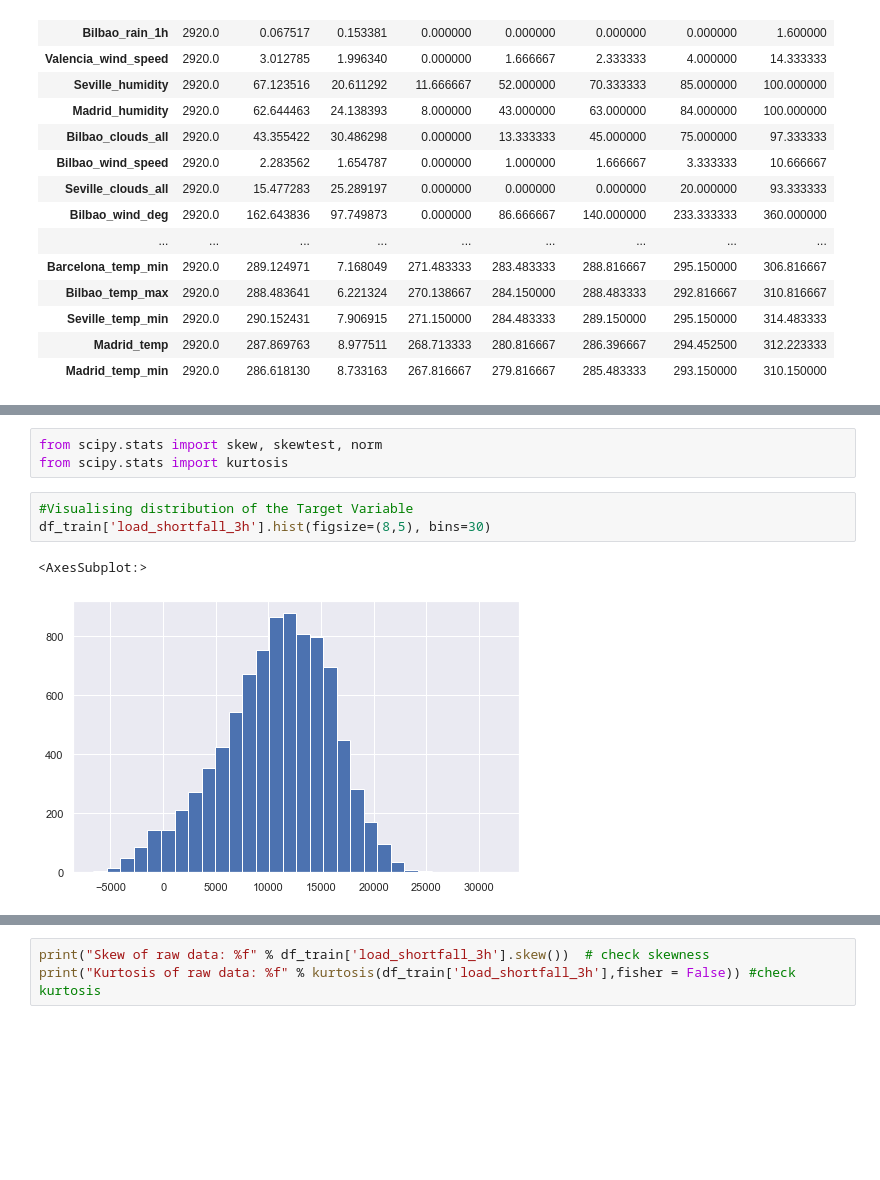
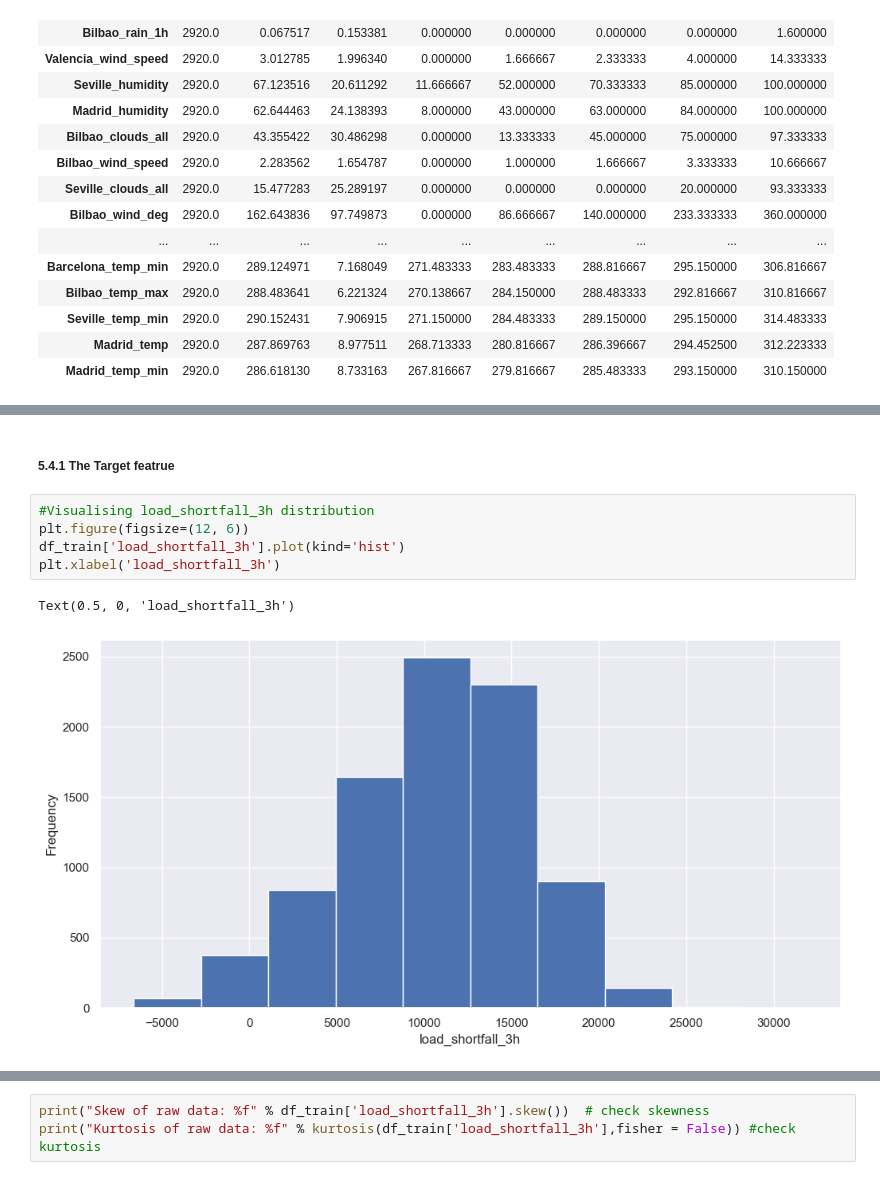
Before and after one commit to ObengKojo23/Team_NM4, a Jupyter notebook: notebooks/Team NM4 Regression Predict.ipynb, the cells around one changed output, grey strips where cells are left out. Drawn from its saved outputs; the diff is of its cells as text; blank space fills up the shorter version.

```diff
--- a/notebooks/Team NM4 Regression Predict.ipynb
+++ b/notebooks/Team NM4 Regression Predict.ipynb
@@ -408,9 +414,10 @@ According to [5], Skewness is a measure of symmetry, or more precisely, the lack
-# %%
-from scipy.stats import skew, skewtest, norm
-from scipy.stats import kurtosis
-# %%
-#Visualising distribution of the Target Variable
-df_train['load_shortfall_3h'].hist(figsize=(8,5), bins=30)
-# %% [output]
-<AxesSubplot:>
-[figure, removed]
+# %% [markdown]
+#####               5.4.1 The Target featrue
+# %%
+#Visualising load_shortfall_3h distribution
+plt.figure(figsize=(12, 6))
+df_train['load_shortfall_3h'].plot(kind='hist')
+plt.xlabel('load_shortfall_3h')
+# %% [output]
+Text(0.5, 0, 'load_shortfall_3h')
+[figure, added]
```
Also changed, not shown: parts of 10 cells of this notebook.
